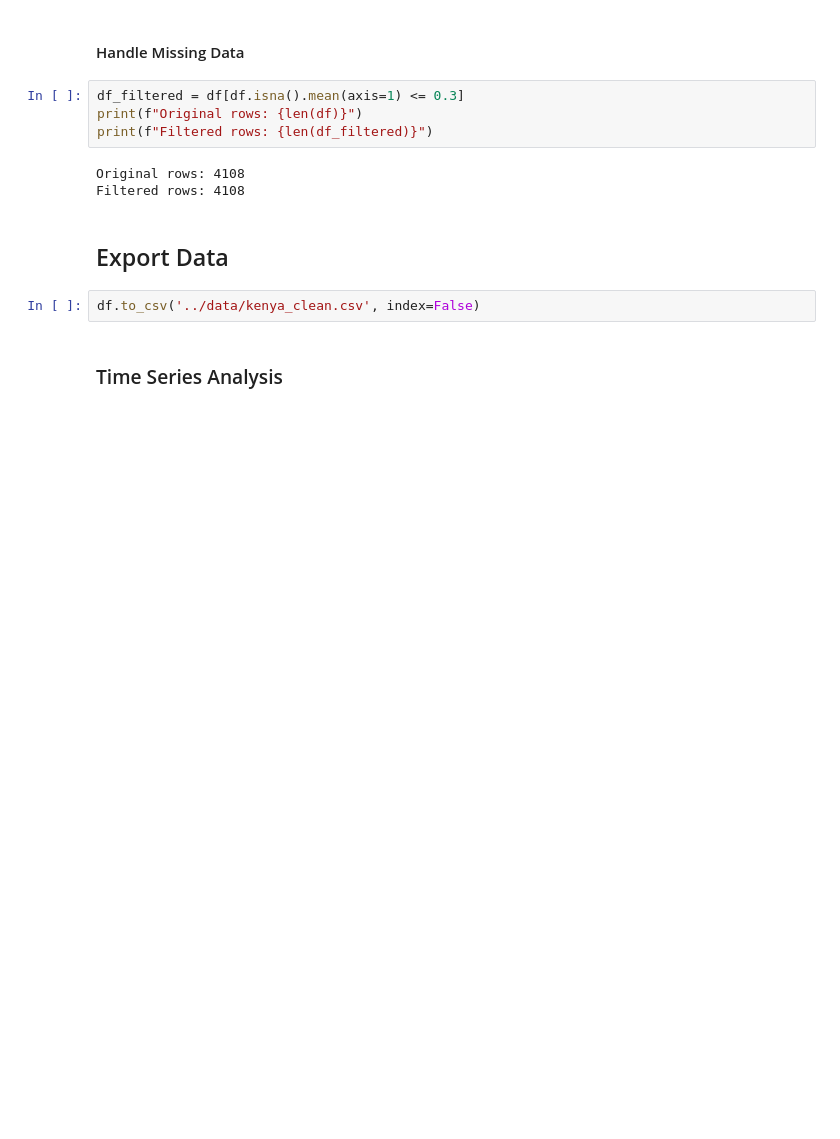
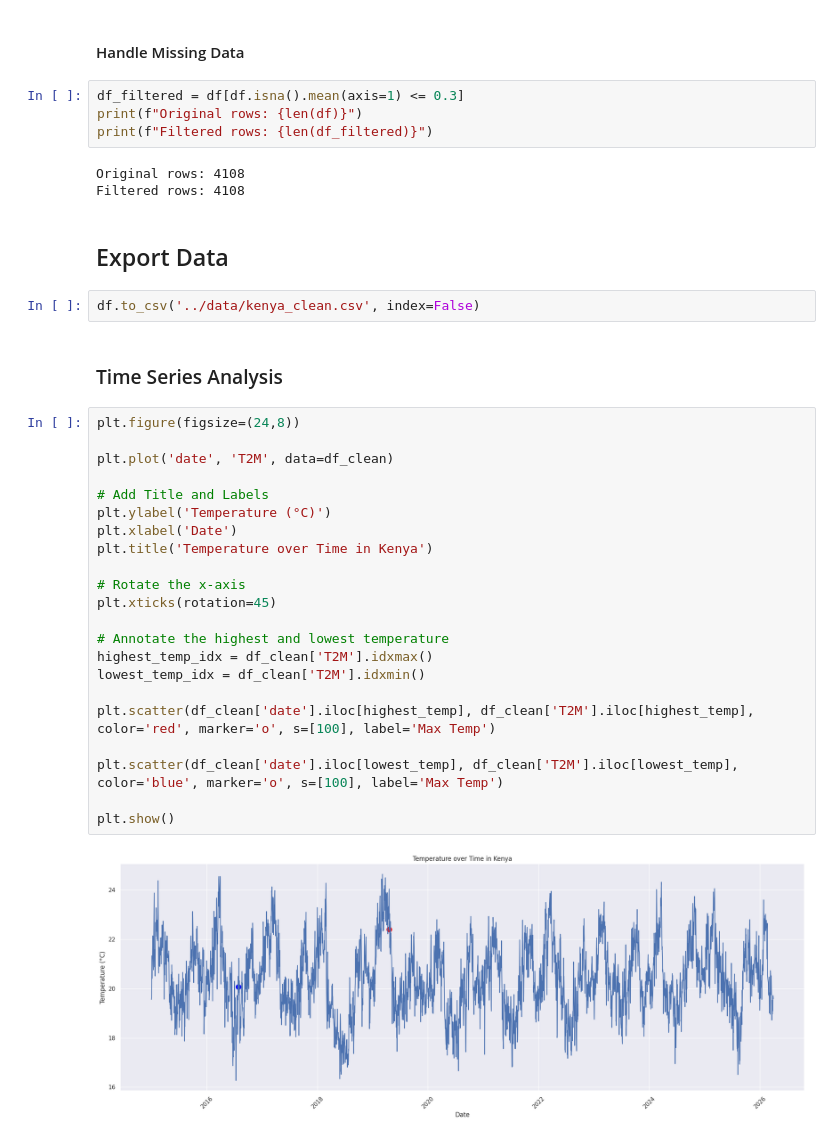
Before and after one commit to tibarekb/climate-challenge-week0, a Jupyter notebook: notebooks/kenya_eda.ipynb, the cells around one changed output. Cells and saved outputs as stored; diff of their text form; blank space fills up the shorter version.

Commit message:
feat(kenya): Time Series & Relationship Analysis

```diff
--- a/notebooks/kenya_eda.ipynb
+++ b/notebooks/kenya_eda.ipynb
@@ -132,3 +132,27 @@ Filtered rows: 4108
 df.to_csv('../data/kenya_clean.csv', index=False)
 # %% [markdown]
 ### Time Series Analysis
+# %%
+plt.figure(figsize=(24,8))
+
+plt.plot('date', 'T2M', data=df_clean)
+
+# Add Title and Labels
+plt.ylabel('Temperature (°C)')
+plt.xlabel('Date')
+plt.title('Temperature over Time in Kenya')
+
+# Rotate the x-axis
+plt.xticks(rotation=45)
+
+# Annotate the highest and lowest temperature
+highest_temp_idx = df_clean['T2M'].idxmax()
+lowest_temp_idx = df_clean['T2M'].idxmin()
+
+plt.scatter(df_clean['date'].iloc[highest_temp], df_clean['T2M'].iloc[highest_temp], color='red', marker='o', s=[100], label='Max Temp')
+
+plt.scatter(df_clean['date'].iloc[lowest_temp], df_clean['T2M'].iloc[lowest_temp], color='blue', marker='o', s=[100], label='Max Temp')
+
+plt.show()
+# %% [output]
+[figure, added]
```
Also changed, not shown: parts of 8 cells of this notebook.
